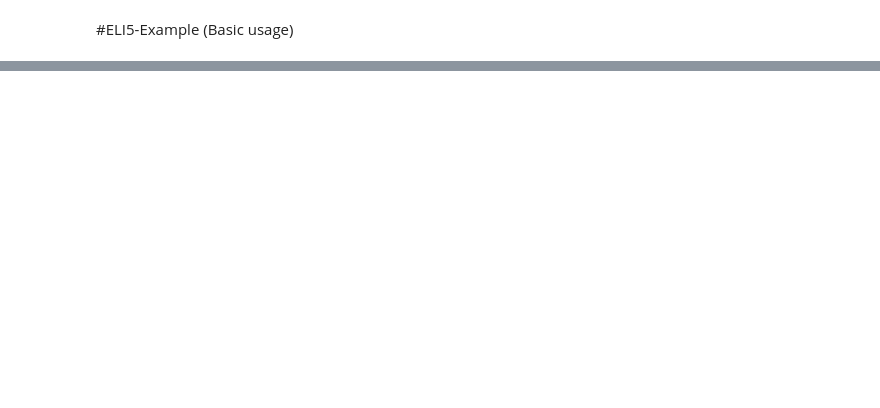
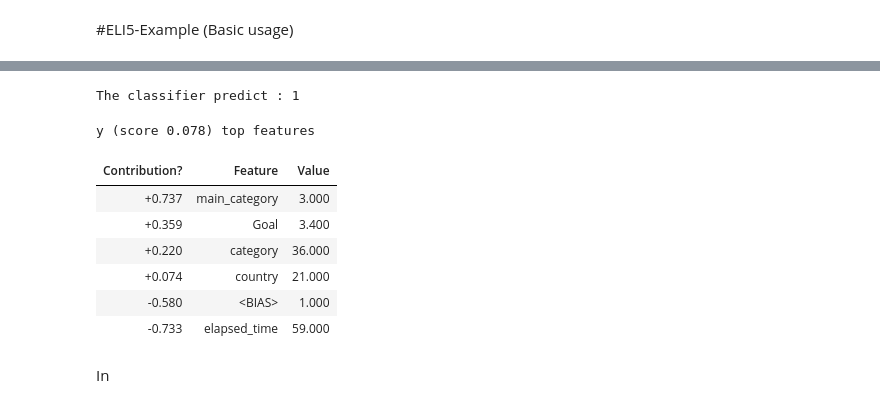
Before and after one commit to XaviJunior/SBB, a Jupyter notebook: project_1/Team_SBB_project_1_Explainable_AI.ipynb, the cells around one changed output, grey strips where cells are left out. Drawn from its saved outputs; the diff is of its cells as text; code cells hidden in the pictures; blank space fills up the shorter version.

```diff
--- a/project_1/Team_SBB_project_1_Explainable_AI.ipynb
+++ b/project_1/Team_SBB_project_1_Explainable_AI.ipynb
@@ -523,6 +584,17 @@ eli5.show_prediction(xgc.get_booster(), X_test.iloc[doc_num],
 # %%
-doc_num = len(predictions)-3
-print("The classifier predict :", predictions[doc_num]) #list of prediction from the xgboost classifier
-eli5.show_prediction(xgc.get_booster(), X_test.iloc[doc_num],
+print("The classifier predict :", predictions[(len(predictions)-3)]) #list of prediction from the xgboost classifier
+eli5.show_prediction(xgc.get_booster(), X_test.iloc[(len(predictions)-3)],
                      feature_names=list(X_test.columns),
                      show_feature_values=True)
+# %% [output]
+The classifier predict : 1
+y (score 0.078) top features
+| Contribution? | Feature | Value |
+| +0.737 | main_category | 3.000 |
+| +0.359 | Goal | 3.400 |
+| +0.220 | category | 36.000 |
+| +0.074 | country | 21.000 |
+| -0.580 | <BIAS> | 1.000 |
+| -0.733 | elapsed_time | 59.000 |
+# %% [markdown]
+In
```
Also changed, not shown: parts of 16 cells of this notebook.
